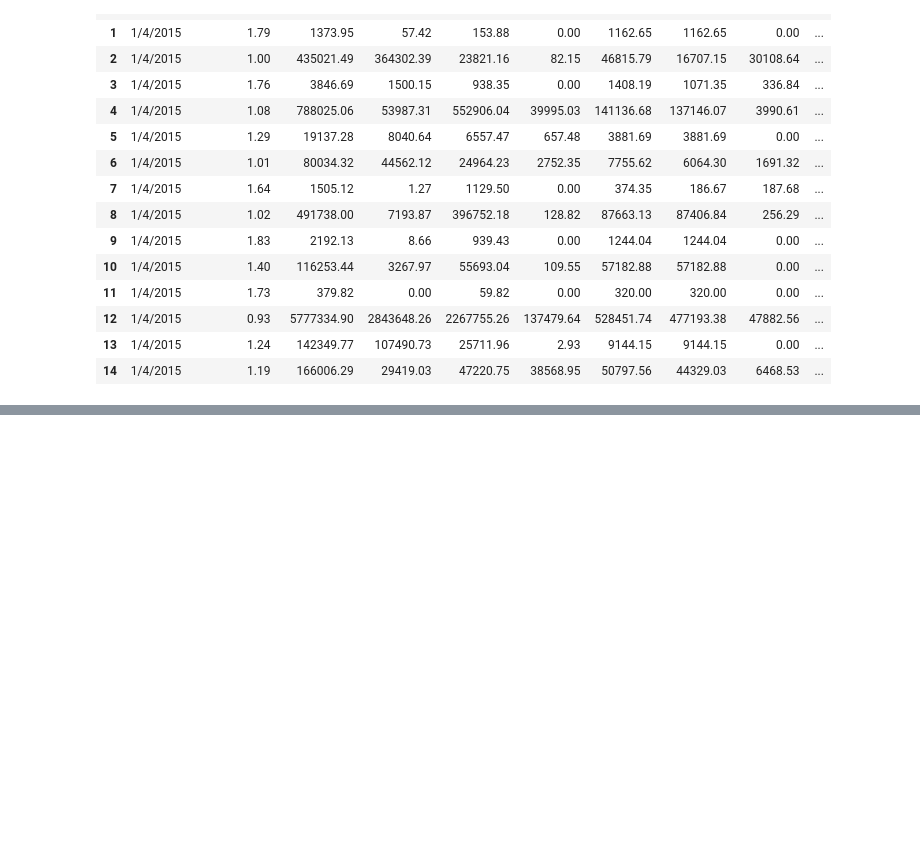
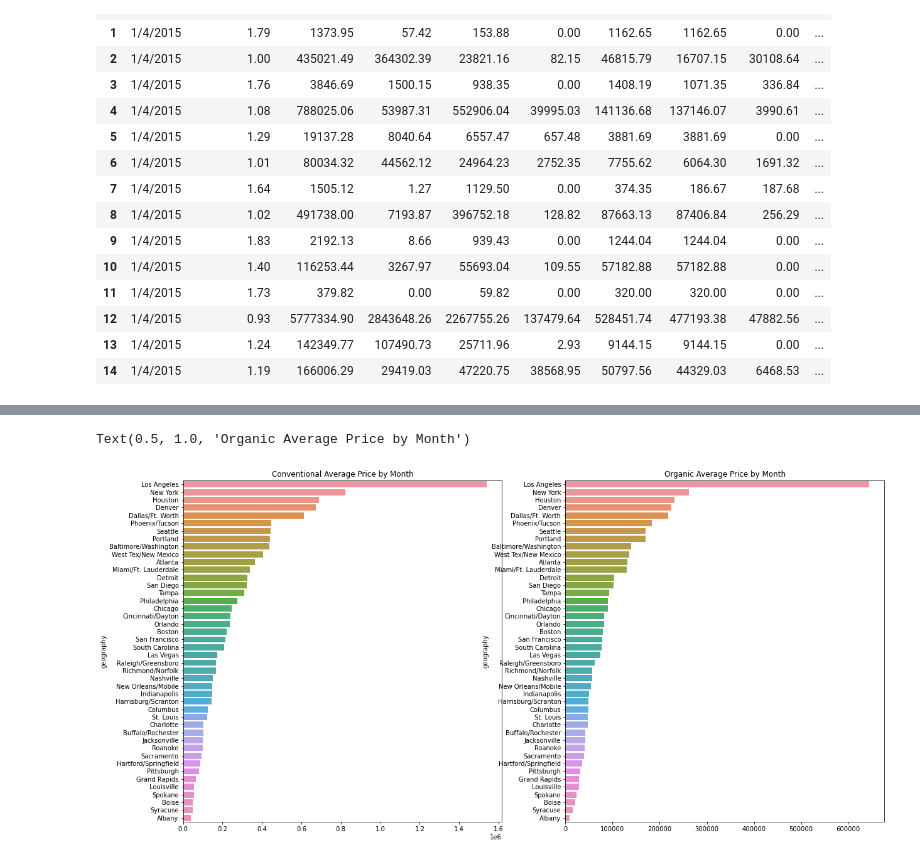
Before and after one commit to peytonmford/data_project, a Jupyter notebook: finalprojectest.ipynb, the cells around one changed output, grey strips where cells are left out. Drawn from its saved outputs; the diff is of its cells as text; code cells hidden in the pictures; blank space fills up the shorter version.

```diff
--- a/finalprojectest.ipynb
+++ b/finalprojectest.ipynb
@@ -178,0 +190,16 @@ Text(0.5, 1.0, 'Avg Pieces Sold per Area')
+# %%
+average_price=df.groupby('geography')['total_volume'].mean().sort_values(ascending=False).values[1:]
+loc=df.groupby('geography')['total_volume'].mean().sort_values(ascending=False).index[1:]
+average_price=df.groupby('geography')['total_bags'].mean().sort_values(ascending=False).values[1:]
+loc=df.groupby('geography')['total_bags'].mean().sort_values(ascending=False).index[1:]
+
+
+fig,ax=plt.subplots(1,2,figsize=(20,10))
+sns.barplot(x=avg_vol,y=loc,ax=ax[0])
+ax[0].set_title('Conventional Average Price by Month')
+
+sns.barplot(x=avg_bag,y=loc,ax=ax[1])
+ax[1].set_title('Organic Average Price by Month')
+# %% [output]
+Text(0.5, 1.0, 'Organic Average Price by Month')
+[figure, added]
```
Also changed, not shown: parts of 16 cells of this notebook.
